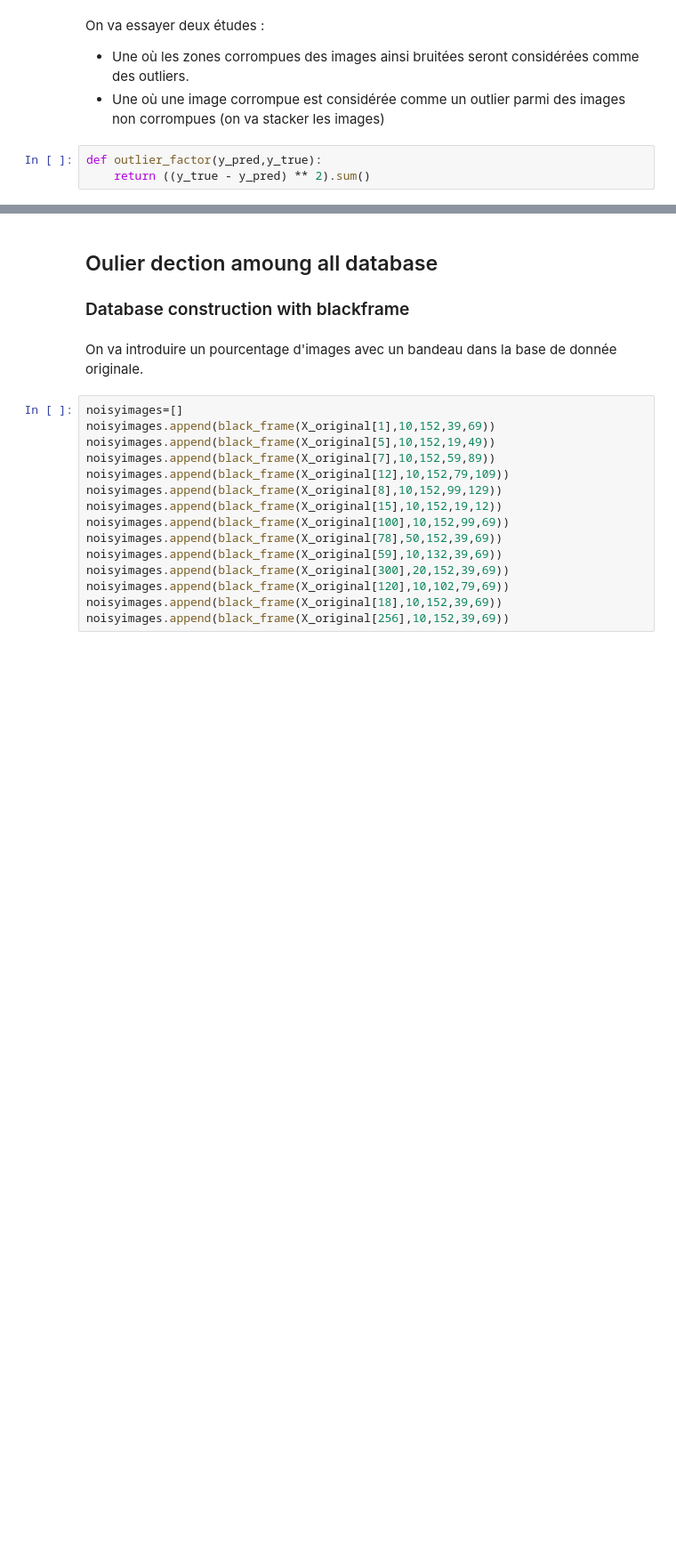
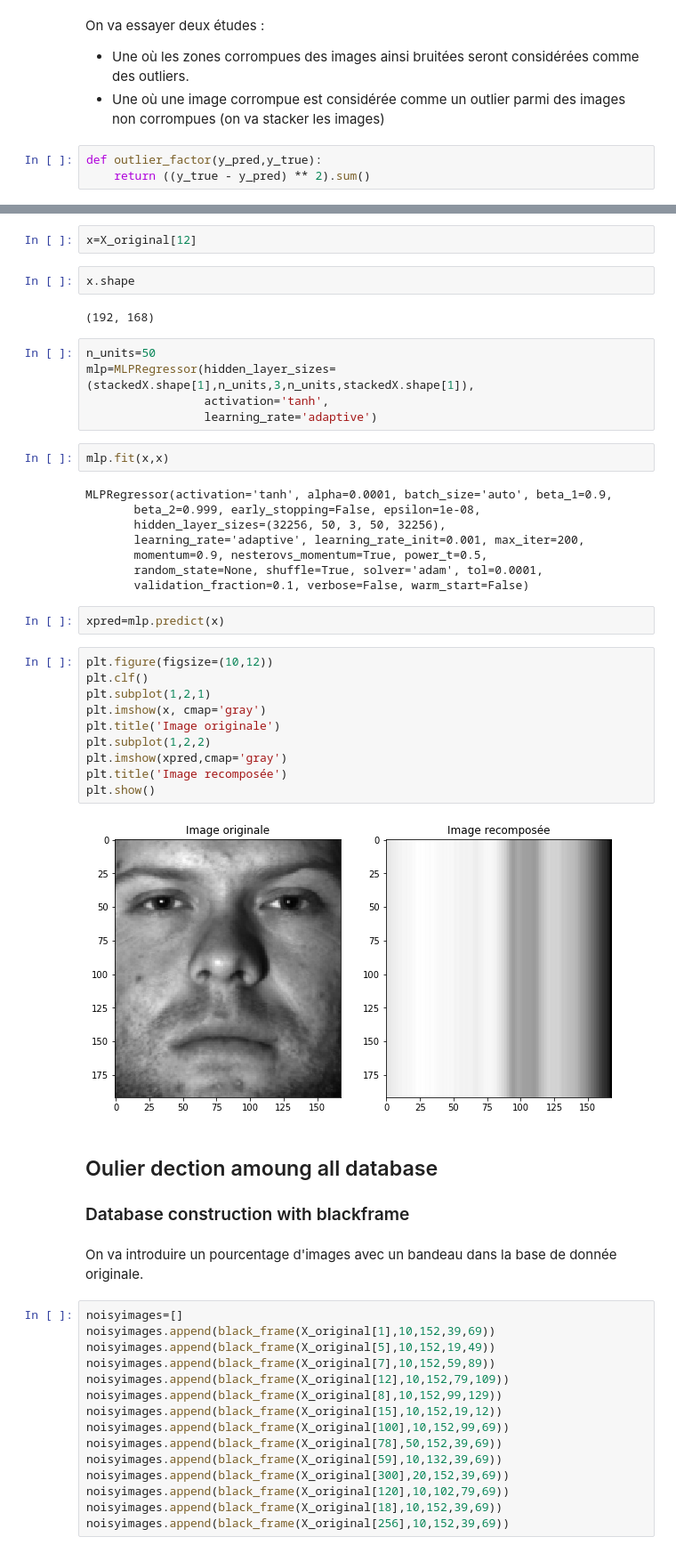
Before and after one commit to tvayer/outlierdetection, a Jupyter notebook: RNN/RNN.ipynb, the cells around one changed output, grey strips where cells are left out. Shown at 89% size. Drawn from its saved outputs; the diff is of its cells as text; blank space fills up the shorter version.

```diff
--- a/RNN/RNN.ipynb
+++ b/RNN/RNN.ipynb
@@ -132,3 +138,38 @@ def outlier_factor(y_pred,y_true):
+# %%
+x=X_original[12]
+# %%
+x.shape
+# %% [output]
+(192, 168)
+# %%
+n_units=50
+mlp=MLPRegressor(hidden_layer_sizes=(stackedX.shape[1],n_units,3,n_units,stackedX.shape[1]),
+                 activation='tanh',
+                 learning_rate='adaptive')
+# %%
+mlp.fit(x,x)
+# %% [output]
+MLPRegressor(activation='tanh', alpha=0.0001, batch_size='auto', beta_1=0.9,
+       beta_2=0.999, early_stopping=False, epsilon=1e-08,
+       hidden_layer_sizes=(32256, 50, 3, 50, 32256),
+       learning_rate='adaptive', learning_rate_init=0.001, max_iter=200,
+       momentum=0.9, nesterovs_momentum=True, power_t=0.5,
+       random_state=None, shuffle=True, solver='adam', tol=0.0001,
+       validation_fraction=0.1, verbose=False, warm_start=False)
+# %%
+xpred=mlp.predict(x)
+# %%
+plt.figure(figsize=(10,12))
+plt.clf()
+plt.subplot(1,2,1)
+plt.imshow(x, cmap='gray')
+plt.title('Image originale')
+plt.subplot(1,2,2)
+plt.imshow(xpred,cmap='gray')
+plt.title('Image recomposée')
+plt.show()
+# %% [output]
+[figure, added]
 # %% [markdown]
 ## Oulier dection amoung all database
 
```
Also changed, not shown: parts of 7 cells of this notebook, 3 other files.
